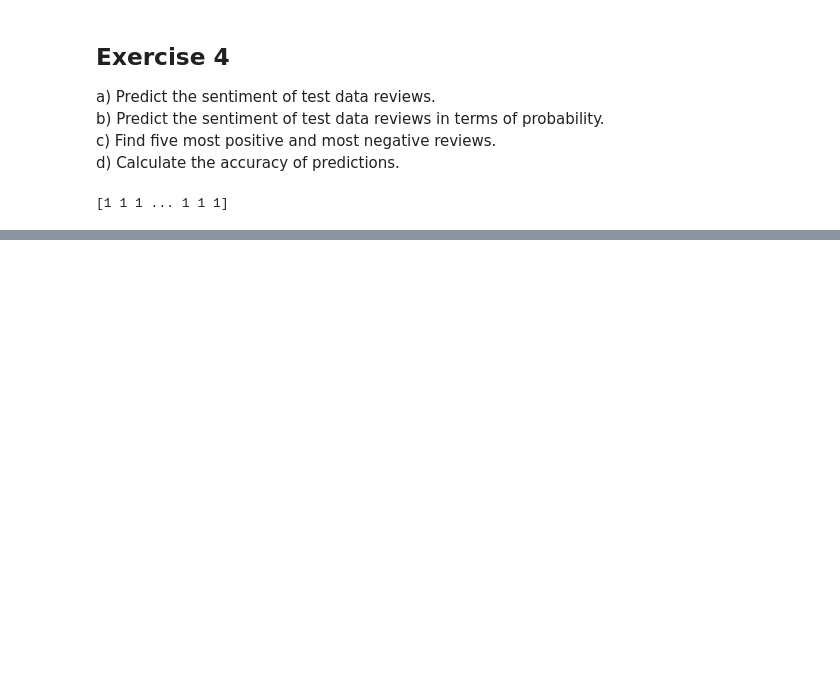
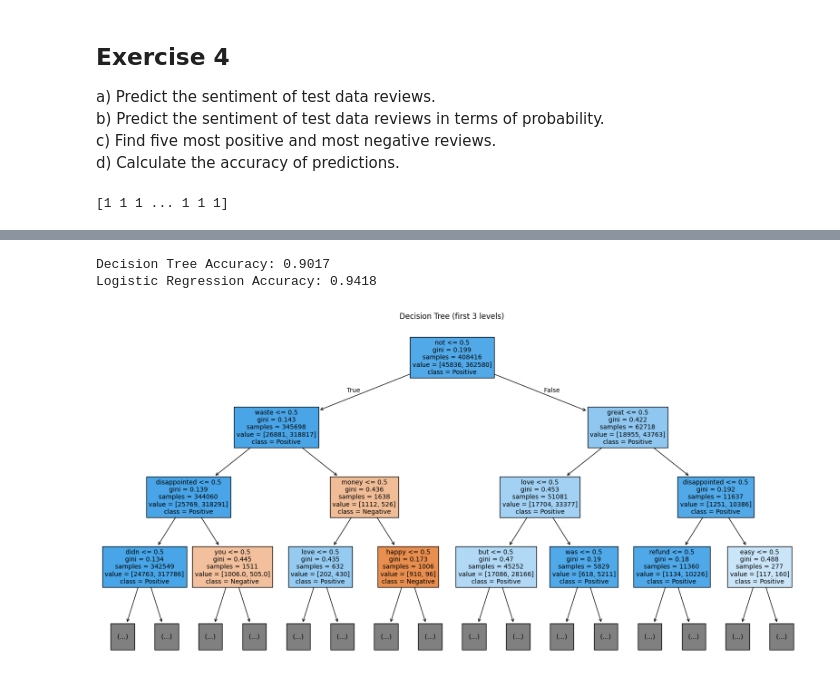
Before and after one commit to Maniekw12/Introduction-to-Data-Science, a Jupyter notebook: Task3/Advanced/Classification_Advanced.ipynb, the cells around one changed output, grey strips where cells are left out. Drawn from its saved outputs; the diff is of its cells as text; code cells hidden in the pictures; blank space fills up the shorter version.

```diff
--- a/Task3/Advanced/Classification_Advanced.ipynb
+++ b/Task3/Advanced/Classification_Advanced.ipynb
@@ -113,6 +137,10 @@ from sklearn.feature_extraction.text import CountVectorizer
 # b)
 vectorizer = CountVectorizer()
 
+# Ensure reviewText columns are strings and handle any remaining NaN/None values
+train_data['reviewText'] = train_data['reviewText'].astype(str).replace('nan', '')
+test_data['reviewText'] = test_data['reviewText'].astype(str).replace('nan', '')
+
 X_train = vectorizer.fit_transform(train_data['reviewText'])
 X_test = vectorizer.transform(test_data['reviewText'])
 
@@ -233,0 +281,19 @@ Accuracy on test set: 0.9424214526365274
+# %%
+from sklearn.tree import DecisionTreeClassifier, plot_tree
+
+dt_model = DecisionTreeClassifier(max_depth=10, min_samples_split=50)
+dt_model.fit(X_train, Y_train)
+
+dt_accuracy = dt_model.score(X_test, Y_test)
+print(f"\nDecision Tree Accuracy: {dt_accuracy:.4f}")
+print(f"Logistic Regression Accuracy: {accuracy:.4f}")
+
+plt.figure(figsize=(20, 10))
+plot_tree(dt_model, max_depth=3, feature_names=vectorizer.get_feature_names_out(),
+          class_names=['Negative', 'Positive'], filled=True, fontsize=10)
+plt.title("Decision Tree (first 3 levels)")
+plt.show()
+# %% [output]
+Decision Tree Accuracy: 0.9017
+Logistic Regression Accuracy: 0.9418
+[figure, added]
```
Also changed, not shown: parts of 20 cells of this notebook.
